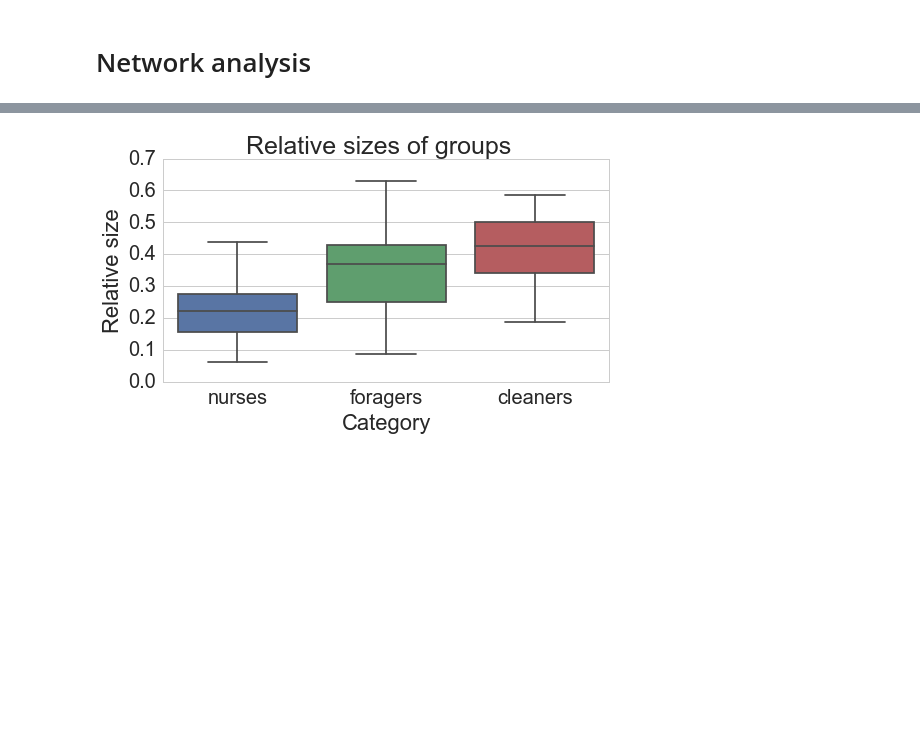
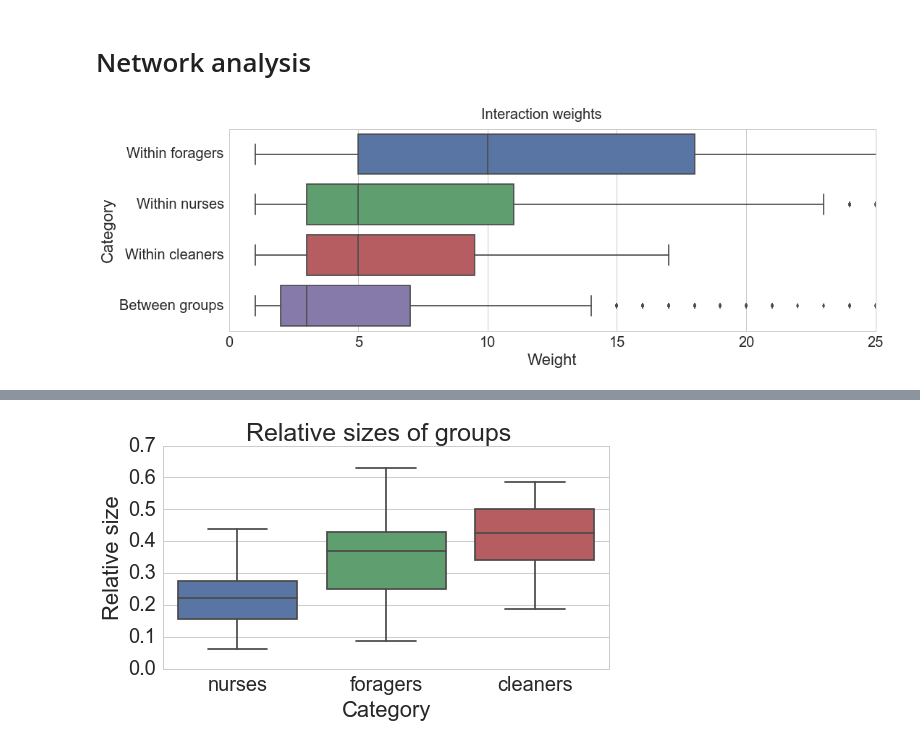
Before and after one commit to nebw/CNA_2016_project, a Jupyter notebook: Ant Colony CNA Project.ipynb, the cells around one changed output, grey strips where cells are left out. Cells and saved outputs as stored; diff of their text form; code cells hidden in the pictures; blank space fills up the shorter version.

```diff
--- a/Ant Colony CNA Project.ipynb
+++ b/Ant Colony CNA Project.ipynb
@@ -214,6 +214,31 @@ for col_id in range(1, 7):
     group_freqs = group_counts.div(group_counts.sum(axis=1), axis=0)
 
     freqs.append(group_freqs)
+# %%
+interactions = []
+for a, b in g.edges():
+    g1 = g.node[a]['group_period{}'.format(period_map[day])]
+    g2 = g.node[b]['group_period{}'.format(period_map[day])]
+    if (g1 == g2):
+        interactions.append({'Category': 'Within {}'.format(labelmap[g1]), 'Weight': g.edge[a][b]['weight']})
+    else:
+        interactions.append({'Category': 'Between groups', 'Weight': g.edge[a][b]['weight']})
+
+idf = pd.DataFrame(interactions)
+# %%
+fig, ax = plt.subplots(figsize=(16, 5))
+
+sns.boxplot(x='Weight', y='Category', ax=ax, orient='h',
+            order=('Within foragers', 'Within nurses', 'Within cleaners', 'Between groups'),
+            data=idf)
+
+ax.set_xlim((0, 25))
+
+_ = fig.suptitle('Interaction weights', fontsize=20)
+
+fig.savefig('interaction-weights.png', dpi=300, transparent=True, bbox_inches="tight")
+# %% [output]
+[figure, added]
 # %%
 transitions = pd.DataFrame(transitions)
 # %%
```
Also changed, not shown: parts of 5 cells of this notebook.
